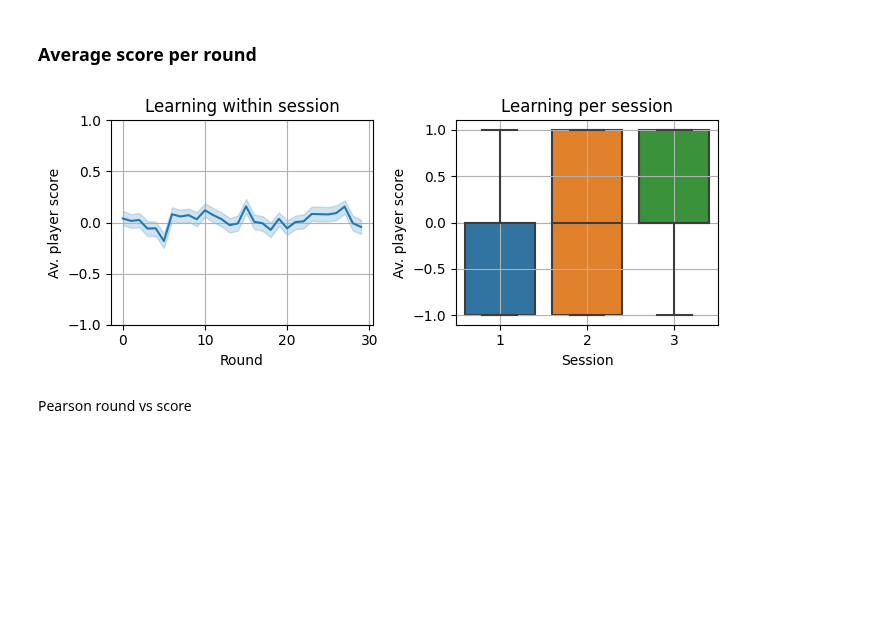
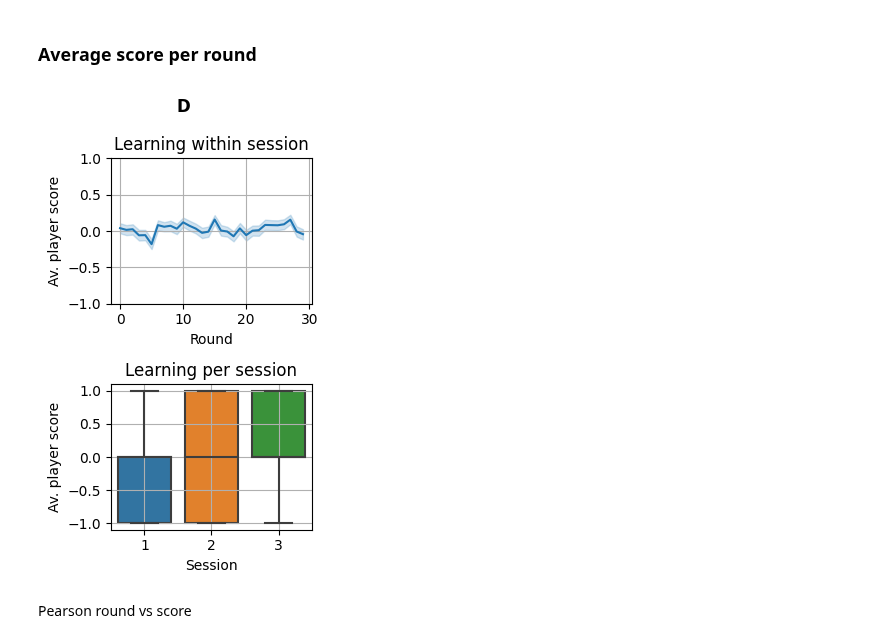
Before and after one commit to EAndrade-Lotero/Cognitive_Models_El_Farol_Bar_Problem, a Jupyter notebook: Figures for article/Figure12.ipynb, the cells around one changed output. Cells and saved outputs as stored; diff of their text form; code cells hidden in the pictures; blank space fills up the shorter version.

```diff
--- a/Figures for article/Figure12.ipynb
+++ b/Figures for article/Figure12.ipynb
@@ -187,42 +210,43 @@ Total playouts: 6
 ### Average score per round
 # %%
 fig, ax = plt.subplots(
-    1,2,
-    figsize=(7,3),
+    2,1,
+    figsize=(3,5),
     tight_layout=True,
     sharey=False
 )
 
 # Learning: average score increases per round
 sns.lineplot(
     x='round', y='score', data=data,
     ci=95, ax=ax[0]
 )
 ax[0].set_xlabel('Round')
 ax[0].set_ylabel("Av. player score")
 ax[0].set_title("Learning within session")
 ax[0].grid()
 ax[0].set_ylim([-1,1])
 
 # Learning: average score increases per session
 sns.boxplot(
     x='session', y='score',
-    data=data, ax=ax[1]
+    data=data, ax=ax[1],
 )
 ax[1].set_xlabel('Session')
 ax[1].set_ylabel("Av. player score")
 ax[1].set_title("Learning per session")
 ax[1].grid()
 # ax[1].set_ylim([-1,1])
 
 # Convert figure to image array
+fig.suptitle("D", fontweight="bold")
 fig.canvas.draw()
 rgba_bytes = fig.canvas.buffer_rgba().tobytes()
 width, height = fig.canvas.get_width_height()
 pil_image = PIL.Image.frombytes(mode="RGBA", size=[width, height], data=rgba_bytes)
-third_row_array = np.array(pil_image)
+panel_D = np.array(pil_image)
 # %% [output]
-[figure, old version]
+[figure, new version]
 # %% [markdown]
 Pearson round vs score
 # %%
```
Also changed, not shown: parts of 29 cells of this notebook, 1 other file.
